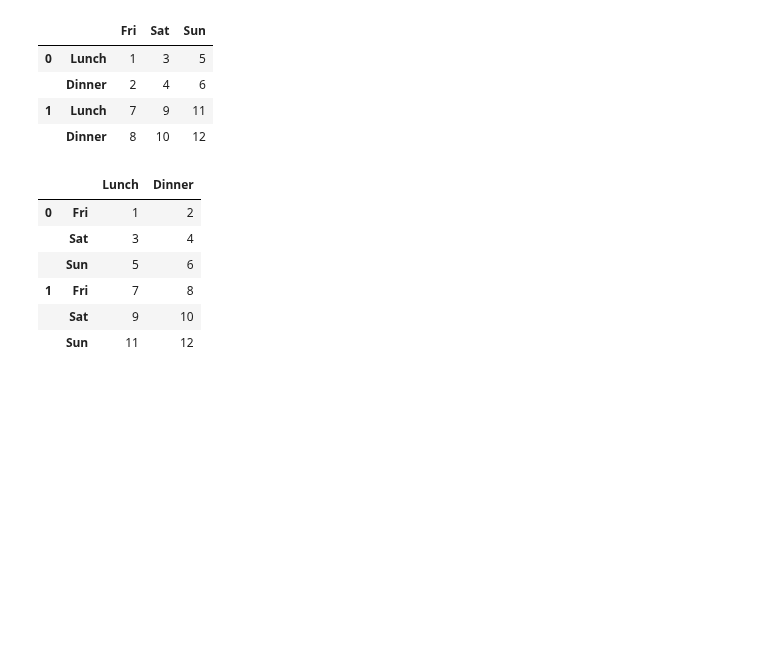
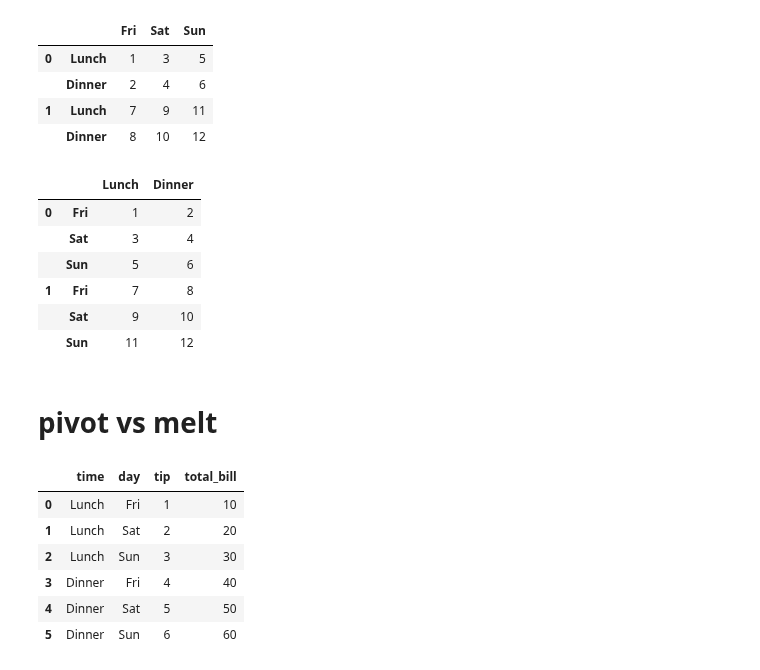
Before and after one commit to JakeOh/202511_BD53, a Jupyter notebook: lab_python/da12_shape.ipynb, the cells around one changed output. Cells and saved outputs as stored; diff of their text form; code cells hidden in the pictures; blank space fills up the shorter version.

Commit message:
pivot vs melt

```diff
--- a/lab_python/da12_shape.ipynb
+++ b/lab_python/da12_shape.ipynb
@@ -84,3 +84,21 @@ df.stack(level=0, future_stack=True)  # 첫번째 레벨의 컬럼 이름들을
 | 1 | Fri | 7 | 8 |
 |  | Sat | 9 | 10 |
 |  | Sun | 11 | 12 |
+# %% [markdown]
+# pivot vs melt
+# %%
+df = pd.DataFrame(data={
+    'time': ['Lunch'] * 3 + ['Dinner'] * 3,
+    'day': ['Fri', 'Sat', 'Sun'] * 2,
+    'tip': np.arange(1, 7),
+    'total_bill': np.arange(10, 70, 10)
+})
+df
+# %% [output]
+|  | time | day | tip | total_bill |
+| 0 | Lunch | Fri | 1 | 10 |
+| 1 | Lunch | Sat | 2 | 20 |
+| 2 | Lunch | Sun | 3 | 30 |
+| 3 | Dinner | Fri | 4 | 40 |
+| 4 | Dinner | Sat | 5 | 50 |
+| 5 | Dinner | Sun | 6 | 60 |
```
Also changed, not shown: parts of 7 cells of this notebook.
